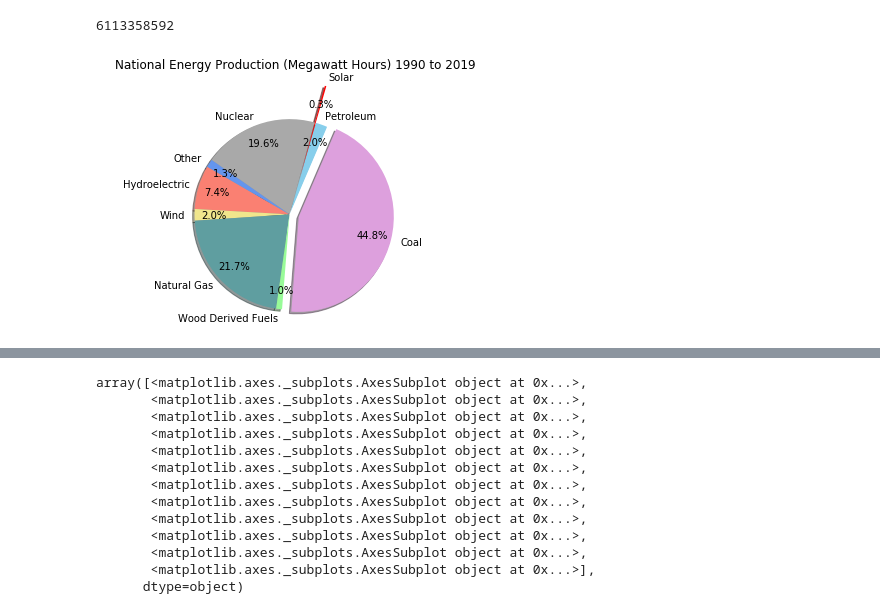
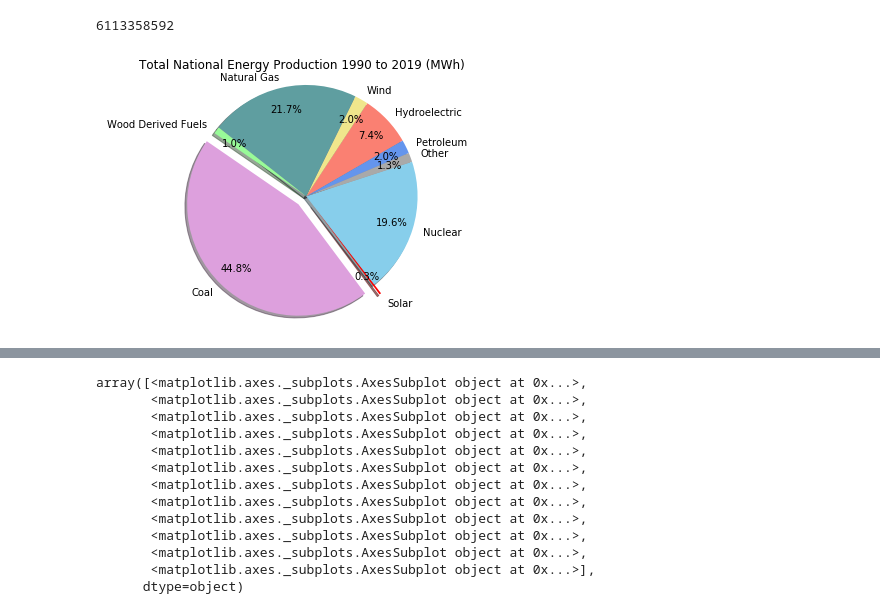
Before and after one commit to msullivan987/Solar_Power-Usage, a Jupyter notebook: Gage Tasks/Gage Analysis .ipynb, the cells around one changed output, grey strips where cells are left out. Drawn from its saved outputs; the diff is of its cells as text; code cells hidden in the pictures.

```diff
--- a/Gage Tasks/Gage Analysis .ipynb
+++ b/Gage Tasks/Gage Analysis .ipynb
@@ -300,30 +301,31 @@ energy_sources_added
 # %%
 # New pie chart with combnined other data
 energy = ['Hydroelectric','Wind', 'Natural Gas',
-       'Wood Derived Fuels', 'Coal','Petroleum','Solar', 'Nuclear',
-       'Other']
-values = [33802723567,8932512616,98650560015, 4549361489, 203908261635,8937205980,1179675810, 89001615614, 6113358592]
-colors = ['Salmon', 'khaki', 'cadetblue', 'palegreen', 'plum', 'skyblue', 'red','darkgray', 'cornflowerblue']
-explode = (0.0,0,0,0,0.1,0.0,0.4,0,0.0 )
+       'Wood Derived Fuels', 'Coal','Solar', 'Nuclear',
+       'Other','Petroleum']
+values = [33802723567,8932512616,98650560015, 4549361489, 203908261635,1179675810,89001615614, 6113358592,8937205980]
+colors = ['Salmon', 'khaki', 'cadetblue', 'palegreen', 'plum', 'red', 'skyblue','darkgray', 'cornflowerblue']
+explode = (0.0,0,0,0,0.1,0.10,0,0.0,0.0 )
+#8937205980
 # %%
 # Displaying pie
-plt.title("National Energy Production (Megawatt Hours) 1990 to 2019")
+plt.title("Total National Energy Production 1990 to 2019 (MWh)")
 plt.pie(values, explode=explode, labels=energy, colors=colors,
-        autopct="%1.1f%%", pctdistance=.8, labeldistance=1.1, shadow=True, radius=1.0,startangle=150)
+        autopct="%1.1f%%", pctdistance=.8, labeldistance=1.1, shadow=True, radius=1.0,startangle=30)
 
 #draw circle
 #centre_circle = plt.Circle((0,0),0.70,fc='white')
 #fig = plt.gcf()
 #fig.gca().add_artist(centre_circle)
 
 
 
 plt.axis("equal")
 plt.tight_layout()
 plt.savefig('national_energy_production.png')
 plt.show()
 # %% [output]
-[figure, old version]
+[figure, new version]
 # %%
 # Creating a dictionary/df from nicos code
 my_dict= {"COAL": coal_sum, "HYDROELECTRIC CONVENTIONAL":hydro_sum, "NATURAL GAS": natural_gas_sum,
```
Also changed, not shown: parts of 2 cells of this notebook, 2 other files.
